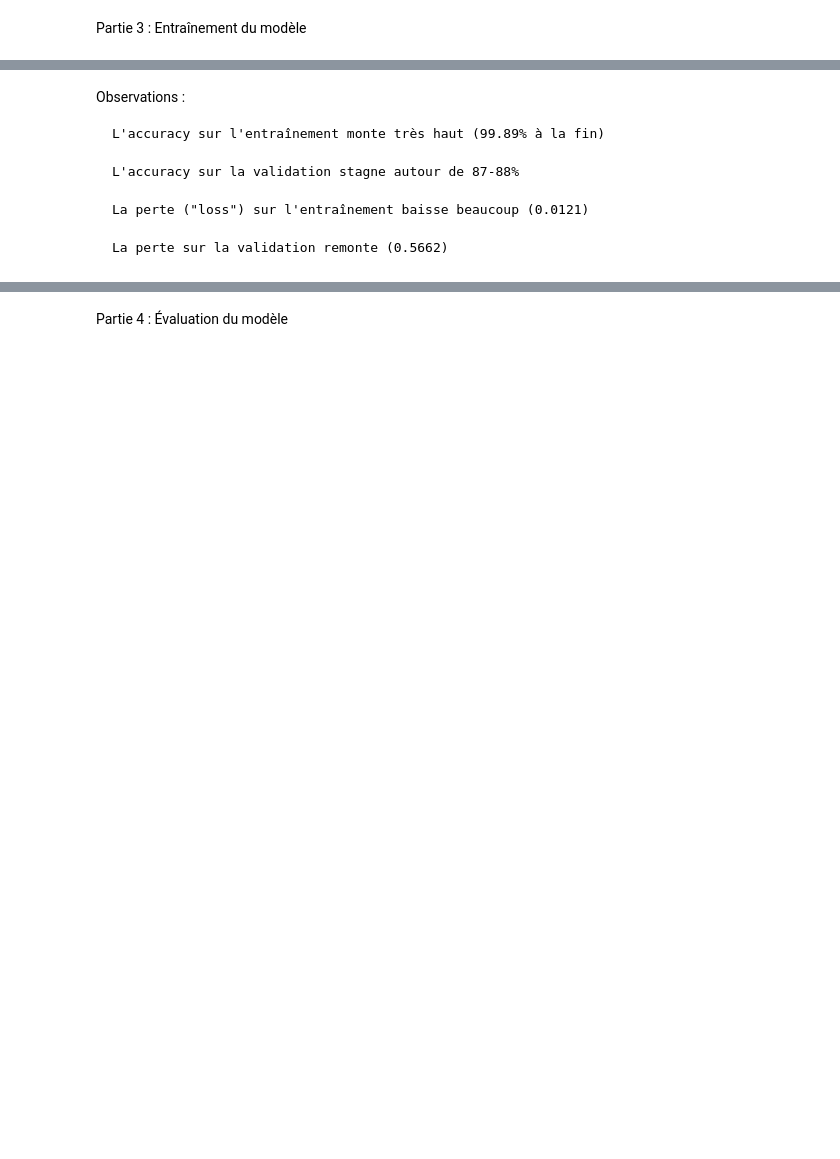
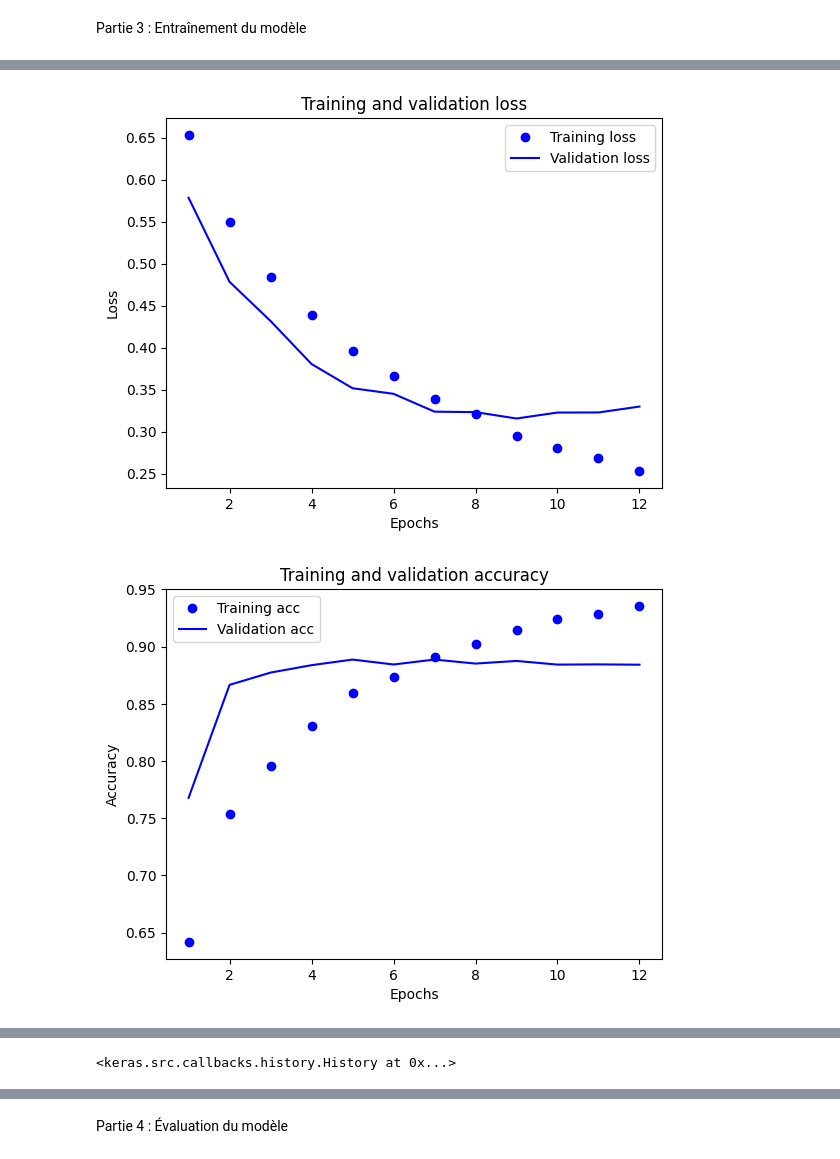
Before and after one commit to Karim7578/GenAIBootcamp, a Jupyter notebook: GenAI/Week6/Day5/project/Mini_project_W6D5.ipynb, the cells around one changed output, grey strips where cells are left out. Cells and saved outputs as stored; diff of their text form; code cells hidden in the pictures; blank space fills up the shorter version.

```diff
--- a/GenAI/Week6/Day5/project/Mini_project_W6D5.ipynb
+++ b/GenAI/Week6/Day5/project/Mini_project_W6D5.ipynb
@@ -118,9 +130,2 @@ Notre réseau neuronal :
 # %% [markdown]
 Partie 3 : Entraînement du modèle
-# %%
-# Entraînement du modèle
-history = model.fit(partial_x_train,
-                    partial_y_train,
-                    epochs=20,
-                    batch_size=512,
-                    validation_data=(x_val, y_val))
@@ -157,10 +132,52 @@ Ce qui s'est passé pendant l'entraînement :
-# %% [markdown]
-Observations :
-
-    L'accuracy sur l'entraînement monte très haut (99.89% à la fin)
-
-    L'accuracy sur la validation stagne autour de 87-88%
-
-    La perte ("loss") sur l'entraînement baisse beaucoup (0.0121)
-
-    La perte sur la validation remonte (0.5662)
+# %%
+import matplotlib.pyplot as plt
+
+# Tracé des courbes de loss
+history_dict = history.history
+loss_values = history_dict['loss']
+val_loss_values = history_dict['val_loss']
+
+epochs = range(1, len(loss_values) + 1)
+
+plt.plot(epochs, loss_values, 'bo', label='Training loss')
+plt.plot(epochs, val_loss_values, 'b', label='Validation loss')
+plt.title('Training and validation loss')
+plt.xlabel('Epochs')
+plt.ylabel('Loss')
+plt.legend()
+plt.show()
+
+# Tracé des courbes d'accuracy
+plt.clf()
+acc_values = history_dict['accuracy']
+val_acc_values = history_dict['val_accuracy']
+
+plt.plot(epochs, acc_values, 'bo', label='Training acc')
+plt.plot(epochs, val_acc_values, 'b', label='Validation acc')
+plt.title('Training and validation accuracy')
+plt.xlabel('Epochs')
+plt.ylabel('Accuracy')
+plt.legend()
+plt.show()
+
+# Réentraînement sur toutes les données d'entrainement jusqu'au meilleur epoch trouvé
+best_epoch = np.argmin(val_loss_values) + 1  # Meilleure epoch basée sur val_loss
+
+model = models.Sequential()
+model.add(layers.Dense(8, activation='relu',
+                      kernel_regularizer=regularizers.l2(0.001),
+                      input_shape=(10000,)))
+model.add(layers.Dropout(0.3))
+model.add(layers.Dense(8, activation='relu',
+                      kernel_regularizer=regularizers.l2(0.001)))
+model.add(layers.Dropout(0.3))
+model.add(layers.Dense(1, activation='sigmoid'))
+
+model.compile(optimizer='rmsprop',
+              loss='binary_crossentropy',
+              metrics=['accuracy'])
+
+model.fit(x_train, y_train, epochs=best_epoch, batch_size=512)
+# %% [output]
+[figure, added]
+[figure, added]
@@ -166,0 +202 @@ Observations :
+<keras.src.callbacks.history.History at 0x...>
```
Also changed, not shown: parts of 18 cells of this notebook.
